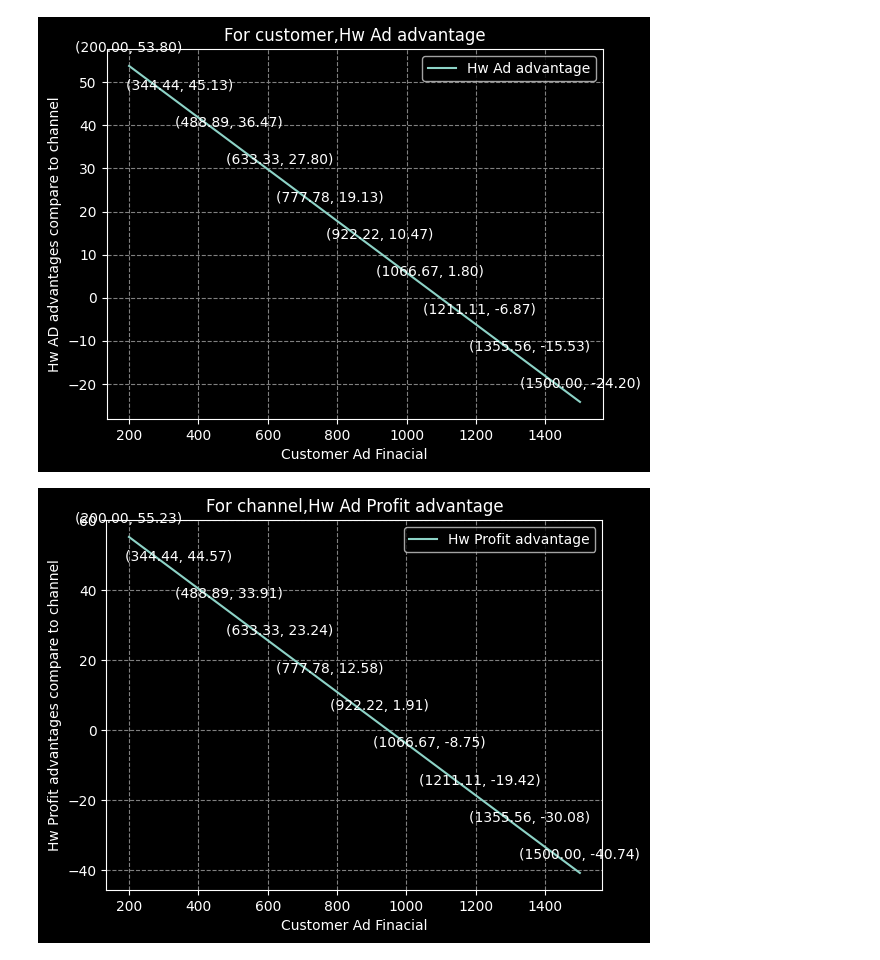
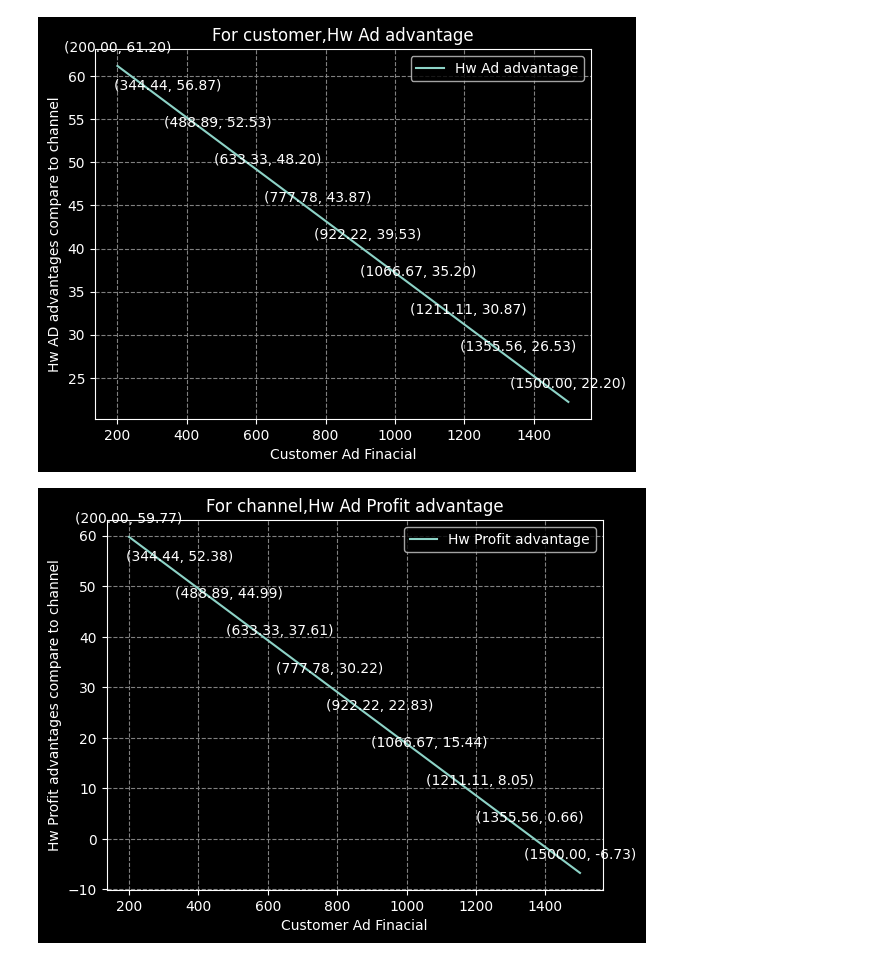
Before and after one commit to Shine126/JupyterNotebook, a Jupyter notebook: CDPtest.ipynb, the cells around one changed output. Drawn from its saved outputs; the diff is of its cells as text; code cells hidden in the pictures.

```diff
--- a/CDPtest.ipynb
+++ b/CDPtest.ipynb
@@ -56,34 +56,34 @@ def LineforChannel(AdPro):
     plt.show()
 
     # 创建HW通道利润率折线图
     plt.plot(x, yp, label='Hw Profit margin')
     # 添加标题和标签
     plt.title('For channel,Hw Ad Profit margin')
     plt.xlabel('Customer Ad Finacial')
     plt.ylabel('Hw Profit margin')
     for i in range(len(x)):
         plt.annotate(f'({x[i]:.2f}, {yp[i]:.2f})', (x[i], yp[i]), textcoords="offset points", xytext=(0,10), ha='center')
     # 添加图例
     plt.legend()
     plt.grid(True,linestyle='--',color='gray')
     # 显示图形
     plt.show()
 
 # HW侧抽成比例 HwCut ，HWCDP平台费用 HWPlat，补贴额度 HwPut
 # 渠道侧返点比例 ChannelRebate
 # 用户侧投放额度 CustomerAd
 # 用户正常投放，渠道抽佣比例 ChannerCut
 AdPara = {
-    'HwCut' : 0.06,
+    'HwCut' : 0.04,
     'HwPlat' : 30,
     'HwPut' : 100,
     'ChanRe' : 0.01,
     'CustomerAd' : 1500,
-    'ChanCut' : 0.00
+    'ChanCut' : 0.01
 }
 
 LineforCustomer(AdPara)
 LineforChannel(AdPara)
 # %% [output]
-[figure, old version]
+[figure, new version]
-[figure, old version]
+[figure, new version]
```
Also changed, not shown: parts of 1 cell of this notebook.
